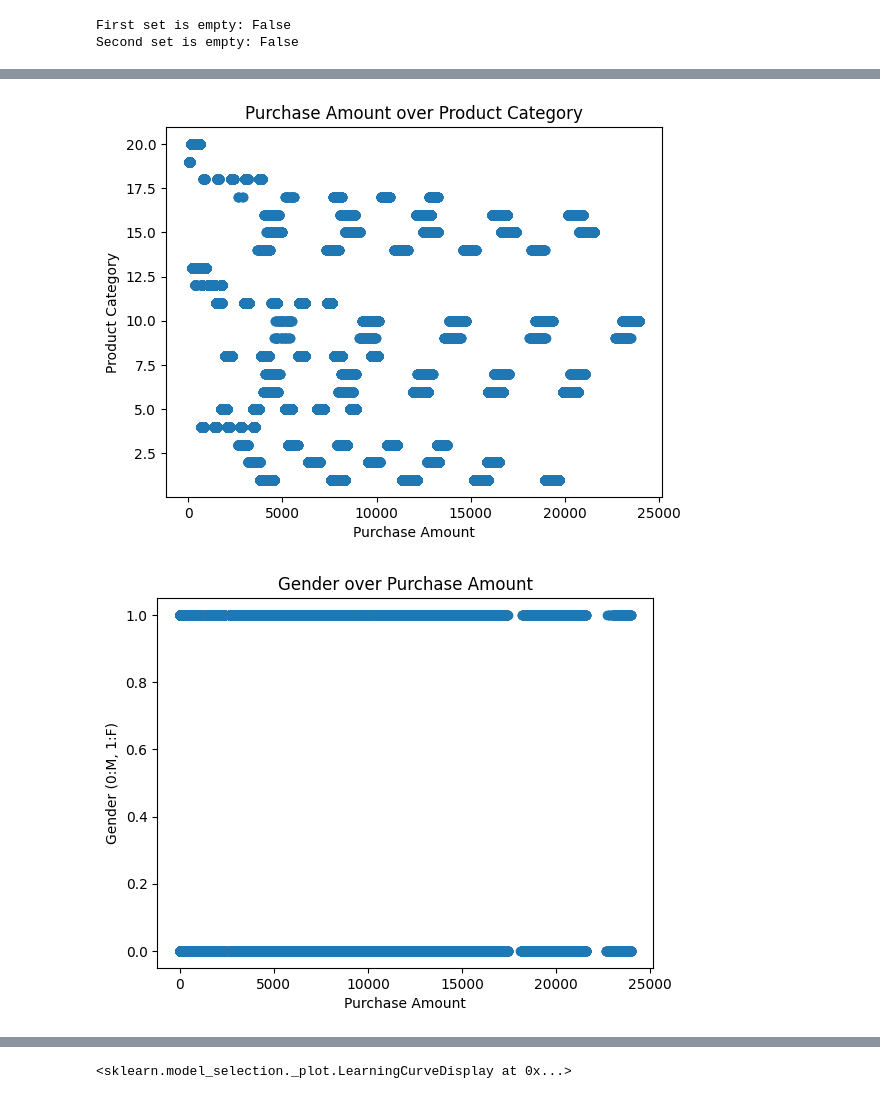
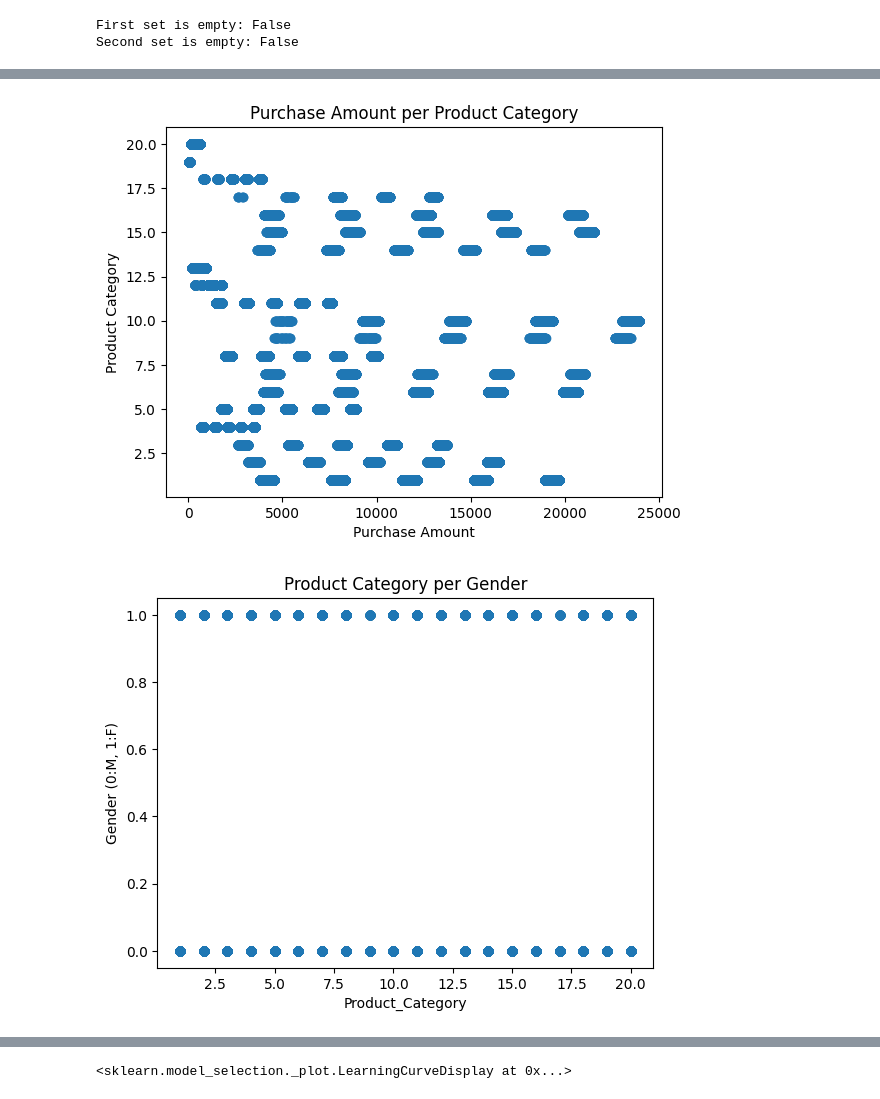
Before and after one commit to CIC-Research/Data-Science-Project, a Jupyter notebook: main.ipynb, the cells around one changed output, grey strips where cells are left out. Drawn from its saved outputs; the diff is of its cells as text; code cells hidden in the pictures.

```diff
--- a/main.ipynb
+++ b/main.ipynb
@@ -23,11 +23,11 @@ try:
 
     #seperating into individual sets
     Purchase_PC_Data= Walmart_Data[['Purchase','Product_Category']]
-    Purchase_Gender_Data = Walmart_Data[['Gender','Purchase']]
+    PC_Gender_Data = Walmart_Data[['Product_Category','Gender']]
 
     #checking to see if datasets have read csv file successfully
     print(f'First set is empty: {Purchase_PC_Data.empty}')
-    print(f'Second set is empty: {Purchase_Gender_Data.empty}')
+    print(f'Second set is empty: {PC_Gender_Data.empty}')
 except FileNotFoundError:
     print('File not found')
 except pd.errors.EmptyDataError:
@@ -49,21 +49,21 @@ We will use this information to confirm our methods in Step 3 when we perform a
 # %%
 import matplotlib.pyplot as plt
 
 #create scatterplot, annotate scatterplot, show scatterplot
 plt.scatter(Purchase_PC_Data['Purchase'], Purchase_PC_Data['Product_Category'])
 plt.xlabel('Purchase Amount')
 plt.ylabel('Product Category')
-plt.title('Purchase Amount over Product Category')
+plt.title('Purchase Amount per Product Category')
 plt.show()
 
-plt.scatter(Purchase_Gender_Data['Purchase'], Purchase_Gender_Data['Gender'])
-plt.xlabel('Purchase Amount')
+plt.scatter(PC_Gender_Data['Product_Category'], PC_Gender_Data['Gender'])
+plt.xlabel('Product_Category')
 plt.ylabel('Gender (0:M, 1:F)')
-plt.title('Gender over Purchase Amount')
+plt.title('Product Category per Gender')
 plt.show()
 # %% [output]
-[figure, old version]
+[figure, new version]
-[figure, old version]
+[figure, new version]
 # %% [markdown]
 #### Step 3: Clustering Data
 ##### Elbow Method
```
Also changed, not shown: parts of 11 cells of this notebook.
